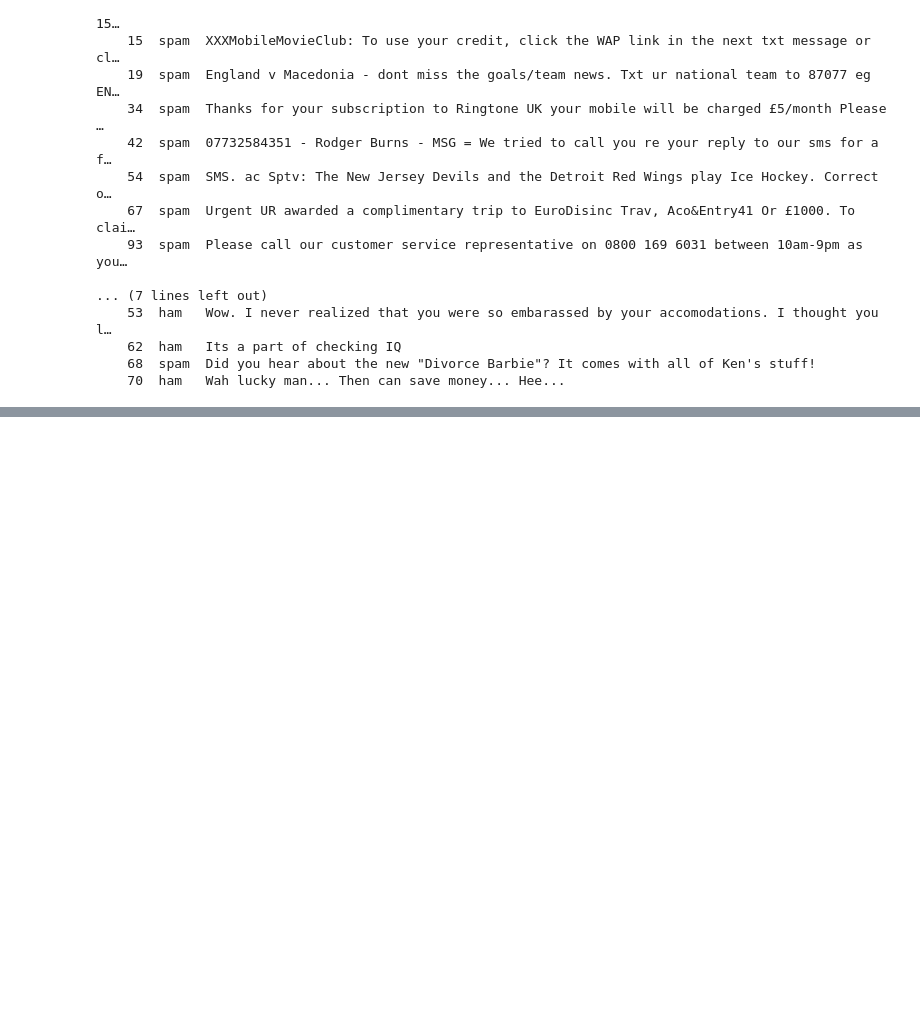
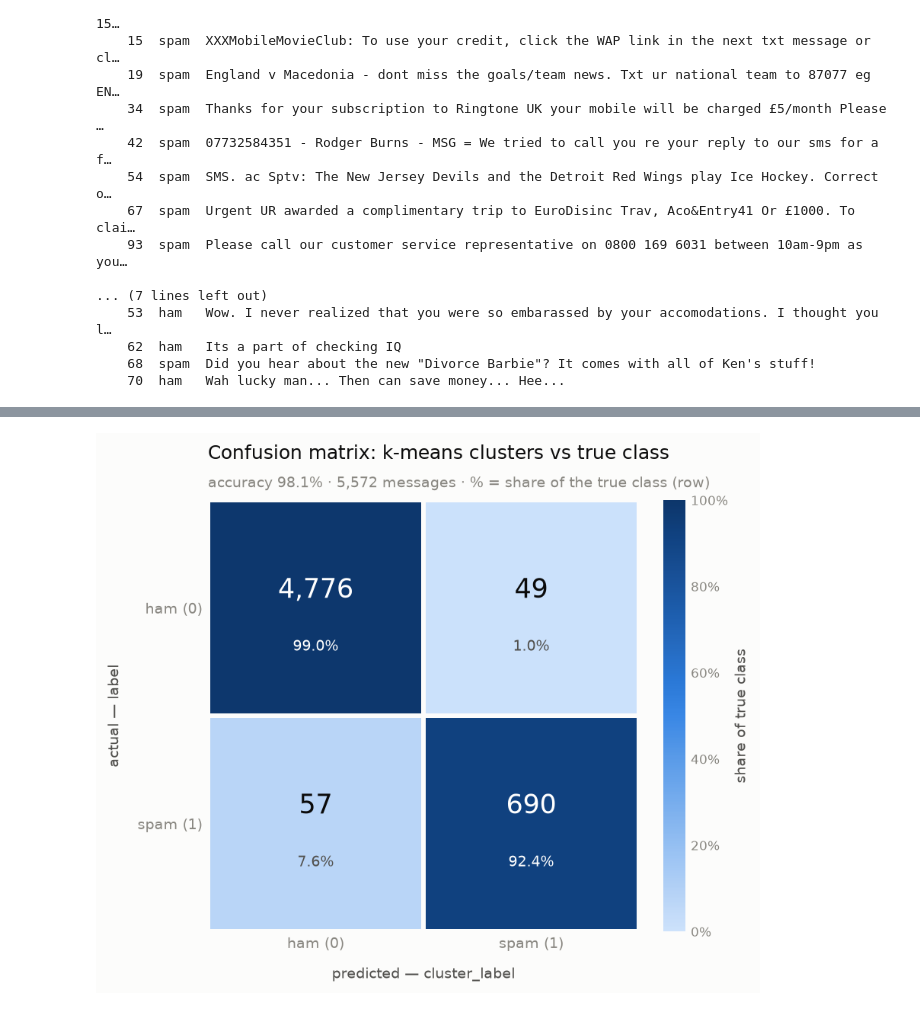
Before and after one commit to PotapenkoOleg/spam_detection_nn, a Jupyter notebook: spam_detection_clusters.ipynb, the cells around one changed output, grey strips where cells are left out. Saved outputs shown, nothing was run; the diff lists cells and outputs as text; code cells hidden in the pictures; blank space fills up the shorter version.

Commit message:
Accuracy score and confusion matrix

```diff
--- a/spam_detection_clusters.ipynb
+++ b/spam_detection_clusters.ipynb
@@ -215,3 +215,12 @@ cluster 0 — 16 records (15 spam / 1 ham)
     62  ham   Its a part of checking IQ
     68  spam  Did you hear about the new "Divorce Barbie"? It comes with all of Ken's stuff!
     70  ham   Wah lucky man... Then can save money... Hee...
+# %%
+# km was fit on the first N rows only; predict() applies those same two
+# centroids to every row, so the column comes out gap-free and castable to int64.
+# cluster 0 is the spam-heavy one, so 0 -> 1 / 1 -> 0 lines the column up with
+# the existing 'label' convention (1 = spam).
+df['cluster_label'] = (km.predict(X) == 0).astype('int64')
+
+with pd.option_context('display.max_rows', 150):
+    display(df.head(150))
@@ -217,0 +256,71 @@ cluster 0 — 16 records (15 spam / 1 ham)
+# %%
+import matplotlib.ticker as mticker
+from matplotlib.colors import LinearSegmentedColormap
+from sklearn.metrics import confusion_matrix
+
+CLASSES = ['ham (0)', 'spam (1)']
+
+cm = confusion_matrix(df['label'], df['cluster_label'])
+# Row-normalise for colour: the classes are ~7:1 imbalanced, so raw counts would
+# paint three of the four cells the same near-white and hide both error cells.
+cm_share = cm / cm.sum(axis=1, keepdims=True)
+
+# Magnitude on a grid -> sequential encoding: one hue, light to dark, never a
+# rainbow. Blue ramp, steps 100..700.
+BLUE_RAMP = ['#cde2fb', '#b7d3f6', '#9ec5f4', '#86b6ef', '#6da7ec', '#5598e7',
+             '#3987e5', '#2a78d6', '#256abf', '#1c5cab', '#184f95', '#104281',
+             '#0d366b']
+cmap = LinearSegmentedColormap.from_list('blue_sequential', BLUE_RAMP)
+
+fig, ax = plt.subplots(figsize=(6.4, 5), dpi=150)
+fig.patch.set_facecolor(SURFACE)
+ax.set_facecolor(SURFACE)
+
+# edgecolor in the surface colour is the 2px gap between cells -- neighbours are
+# separated by negative space, not by a border drawn around each one
+mesh = ax.pcolormesh(np.arange(3), np.arange(3), cm_share, cmap=cmap,
+                     vmin=0, vmax=1, edgecolors=SURFACE, linewidth=2)
+ax.invert_yaxis()
+ax.set_aspect('equal')
+
+# Count + row share in each cell. Four cells, so the grid is its own table; ink
+# or white is picked per cell from the fill's luminance so text always clears it.
+for i in range(2):
+    for j in range(2):
+        r, g, b, _ = cmap(cm_share[i, j])
+        light_fill = 0.2126 * r + 0.7152 * g + 0.0722 * b > 0.55
+        ax.text(j + 0.5, i + 0.42, f'{cm[i, j]:,}', ha='center', va='center',
+                fontsize=17, color=INK if light_fill else '#ffffff')
+        ax.text(j + 0.5, i + 0.68, f'{cm_share[i, j]:.1%}', ha='center',
+                va='center', fontsize=9,
+                color=INK_2 if light_fill else '#ffffff')
+
+ax.set_xticks(np.arange(2) + 0.5, CLASSES)
+ax.set_yticks(np.arange(2) + 0.5, CLASSES)
+ax.tick_params(colors=MUTED, labelsize=9, length=0)
+for s in ax.spines.values():
+    s.set_visible(False)
+
+ax.set_xlabel('predicted — cluster_label', color=INK_2, fontsize=9, labelpad=10)
+ax.set_ylabel('actual — label', color=INK_2, fontsize=9, labelpad=10)
+ax.set_title('Confusion matrix: k-means clusters vs true class', color=INK,
+             fontsize=12, loc='left', pad=26)
+ax.text(0, 1.03, f'accuracy {acc:.1%} · {len(df):,} messages · % = share of the '
+                 f'true class (row)', transform=ax.transAxes, color=MUTED,
+        fontsize=9)
+
+# Scale legend for the continuous encoding
+cb = fig.colorbar(mesh, ax=ax, fraction=0.045, pad=0.04)
+cb.outline.set_visible(False)
+cb.ax.tick_params(colors=MUTED, labelsize=8, length=0)
+cb.ax.yaxis.set_major_formatter(mticker.PercentFormatter(xmax=1, decimals=0))
+cb.set_label('share of true class', color=INK_2, fontsize=9)
+
+fig.tight_layout()
+plt.show()
+
+# Table view: the same numbers as text, so nothing is readable only from colour
+pd.crosstab(df['label'], df['cluster_label'],
+            rownames=['actual'], colnames=['predicted'], margins=True)
+# %% [output]
+[figure, added]
```
Also changed, not shown: parts of 6 cells of this notebook, 1 other file.
